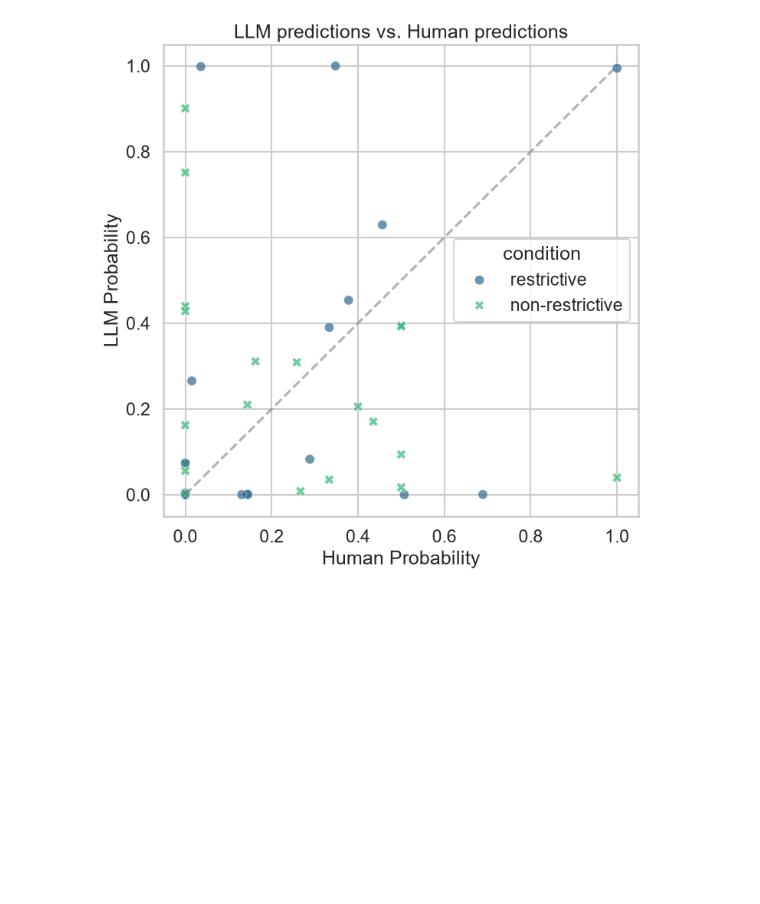
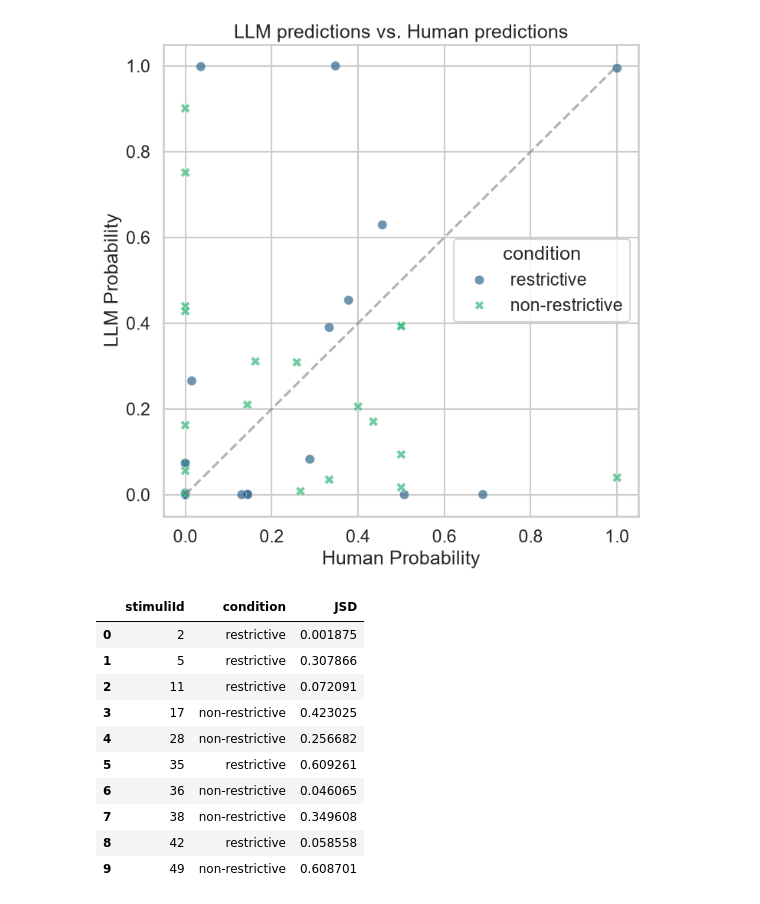
Before and after one commit to JonathanTheDuck/et26_VisualWorldParadigm, a Jupyter notebook: 02_analytics/compare/compare.ipynb, the cells around one changed output. Saved outputs shown, nothing was run; the diff lists cells and outputs as text; code cells hidden in the pictures; blank space fills up the shorter version.

```diff
--- a/02_analytics/compare/compare.ipynb
+++ b/02_analytics/compare/compare.ipynb
@@ -213,3 +213,30 @@ ax.set_title("LLM predictions vs. Human predictions")
 # %% [output]
 Text(0.5, 1.0, 'LLM predictions vs. Human predictions')
 [figure]
+# %%
+from scipy.spatial.distance import jensenshannon
+
+jsd_df = (
+    shared_totalOne_df
+    .groupby(["stimuliId", "condition"])
+    .apply(
+        lambda g: jensenshannon(
+            g.sort_values("obj")["avg_percent"],
+            g.sort_values("obj")["P_norm"]
+        ) ** 2
+    )
+    .reset_index(name="JSD")
+)
+jsd_df
+# %% [output]
+|  | stimuliId | condition | JSD |
+| 0 | 2 | restrictive | 0.001875 |
+| 1 | 5 | restrictive | 0.307866 |
+| 2 | 11 | restrictive | 0.072091 |
+| 3 | 17 | non-restrictive | 0.423025 |
+| 4 | 28 | non-restrictive | 0.256682 |
+| 5 | 35 | restrictive | 0.609261 |
+| 6 | 36 | non-restrictive | 0.046065 |
+| 7 | 38 | non-restrictive | 0.349608 |
+| 8 | 42 | restrictive | 0.058558 |
+| 9 | 49 | non-restrictive | 0.608701 |
```
Also changed, not shown: parts of 3 cells of this notebook.
